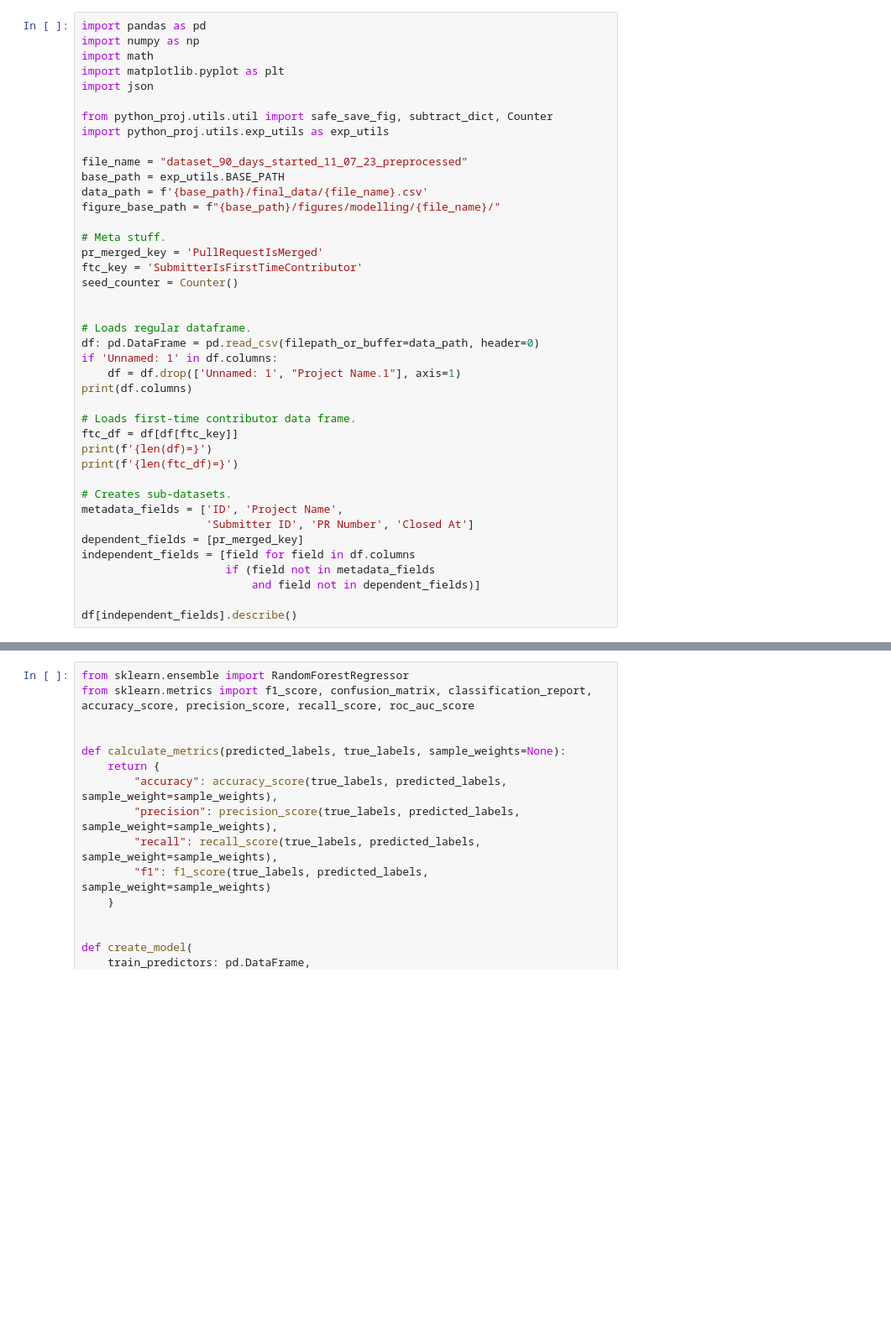
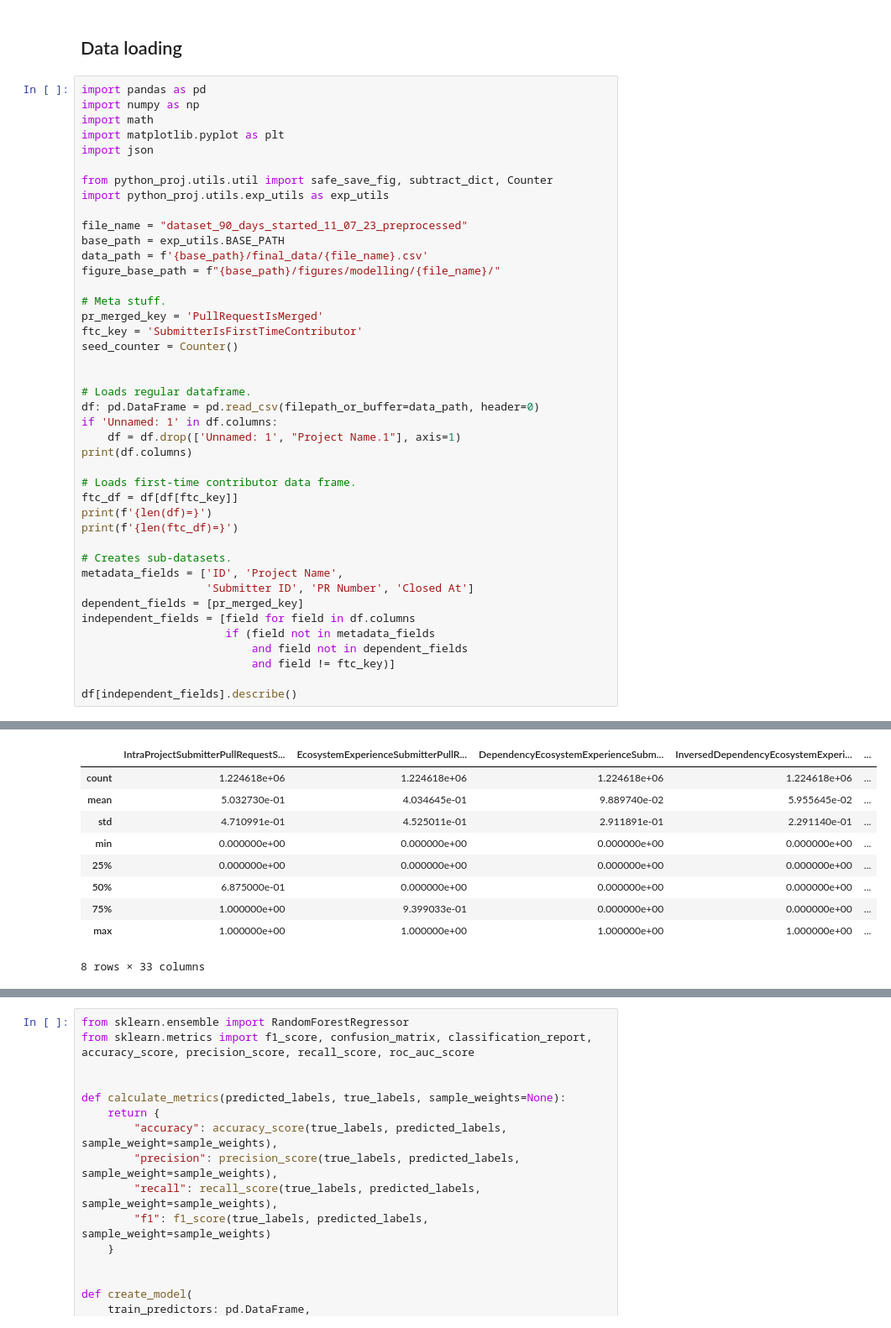
Before and after one commit to wmeijer221/msc_thesis, a Jupyter notebook: python_proj/modelling/notebooks/random_forest/full_model.ipynb, the cells around one changed output, grey strips where cells are left out. Shown at 84% size. Saved outputs shown, nothing was run; the diff lists cells and outputs as text; blank space fills up the shorter version.

```diff
--- a/python_proj/modelling/notebooks/random_forest/full_model.ipynb
+++ b/python_proj/modelling/notebooks/random_forest/full_model.ipynb
@@ -1,3 +1,5 @@
+# %% [markdown]
+## Data loading
 # %%
 import pandas as pd
 import numpy as np
@@ -36,6 +38,8 @@ metadata_fields = ['ID', 'Project Name',
 dependent_fields = [pr_merged_key]
 independent_fields = [field for field in df.columns
                       if (field not in metadata_fields
-                          and field not in dependent_fields)]
+                          and field not in dependent_fields
+                          and field != ftc_key)]
 
 df[independent_fields].describe()
+# %% [output]
@@ -42,3 +63,13 @@ df[independent_fields].describe()
+|  | IntraProjectSubmitterPullRequestS... | EcosystemExperienceSubmitterPullR... | DependencyEcosystemExperienceSubm... | InversedDependencyEcosystemExperi... | ... |
+| count | 1.224618e+06 | 1.224618e+06 | 1.224618e+06 | 1.224618e+06 | ... |
+| mean | 5.032730e-01 | 4.034645e-01 | 9.889740e-02 | 5.955645e-02 | ... |
+| std | 4.710991e-01 | 4.525011e-01 | 2.911891e-01 | 2.291140e-01 | ... |
+| min | 0.000000e+00 | 0.000000e+00 | 0.000000e+00 | 0.000000e+00 | ... |
+| 25% | 0.000000e+00 | 0.000000e+00 | 0.000000e+00 | 0.000000e+00 | ... |
+| 50% | 6.875000e-01 | 0.000000e+00 | 0.000000e+00 | 0.000000e+00 | ... |
+| 75% | 1.000000e+00 | 9.399033e-01 | 0.000000e+00 | 0.000000e+00 | ... |
+| max | 1.000000e+00 | 1.000000e+00 | 1.000000e+00 | 1.000000e+00 | ... |
+8 rows × 33 columns
 # %%
 from sklearn.model_selection import train_test_split
 
```
Also changed, not shown: parts of 9 cells of this notebook.
